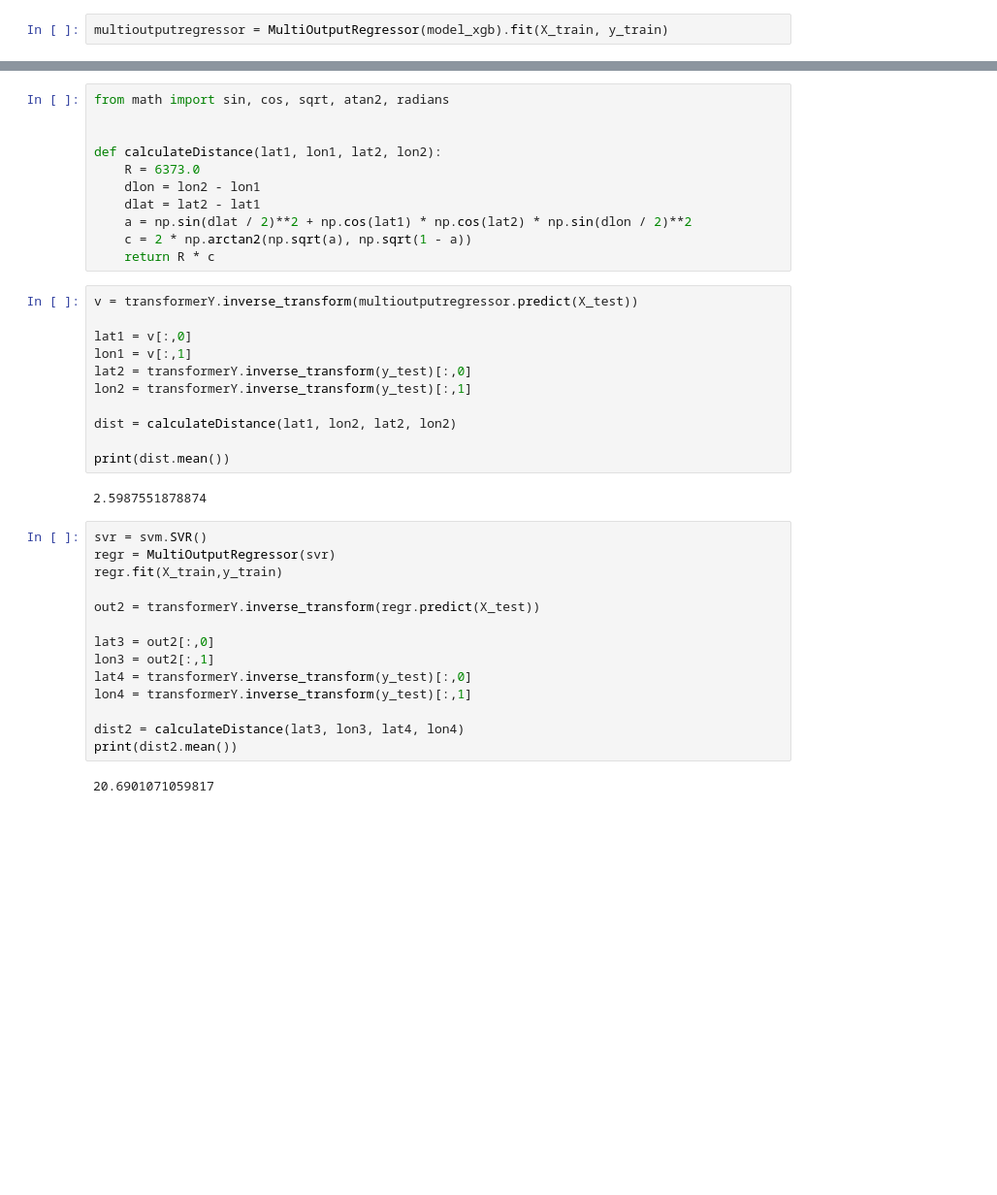
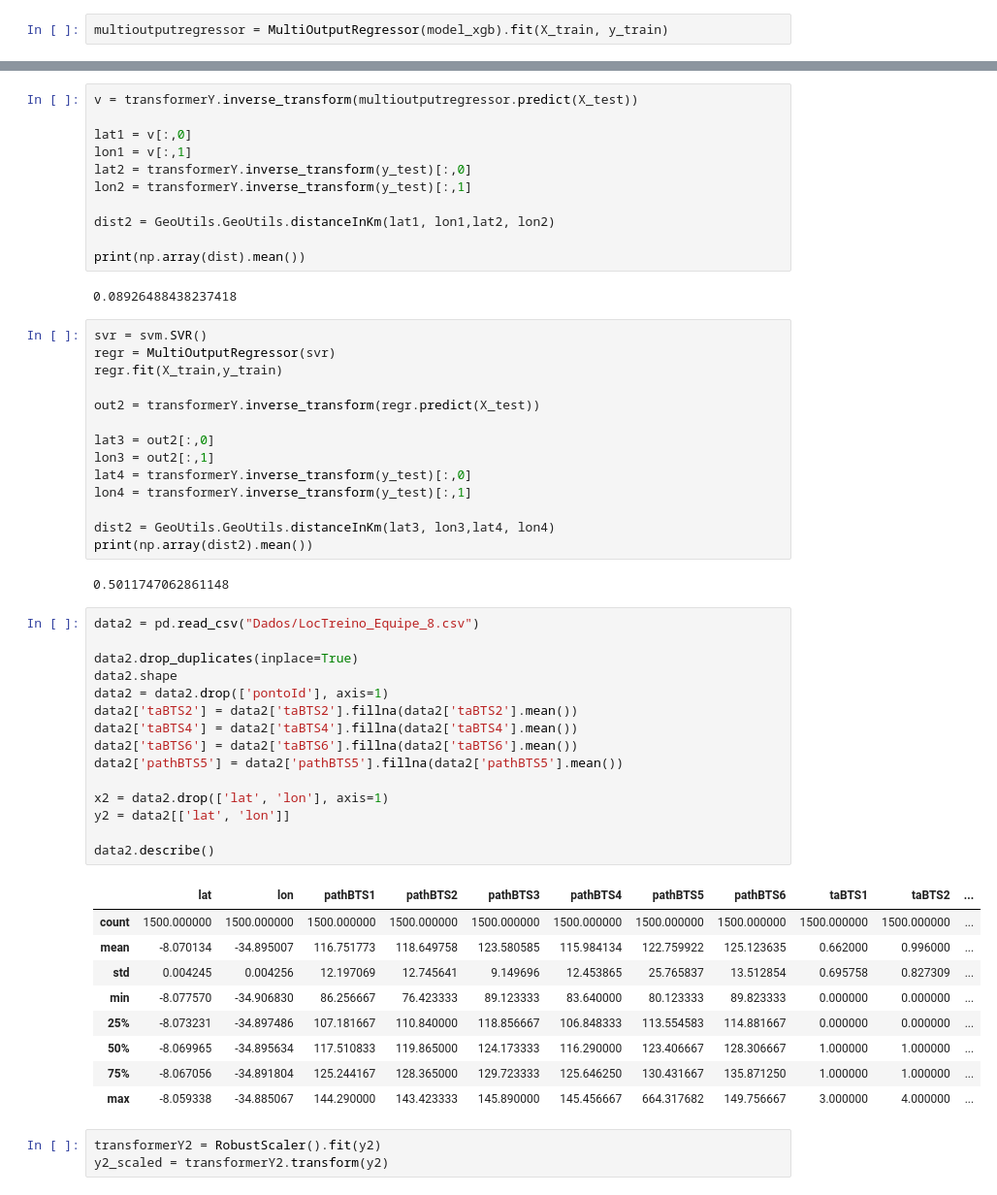
Before and after one commit to arma29/c-moveis, a Jupyter notebook: DataAnalysis.ipynb, the cells around one changed output, grey strips where cells are left out. Shown: that part at 97% size. Drawn from its saved outputs; the diff is of its cells as text; blank space fills up the shorter version.

Commit message:
Adding correct distance calculator

```diff
--- a/DataAnalysis.ipynb
+++ b/DataAnalysis.ipynb
@@ -108,14 +109,3 @@ print (np.mean((transformerY.inverse_transform(multioutputregressor.predict(X_te
-# %%
-from math import sin, cos, sqrt, atan2, radians
-
-
-def calculateDistance(lat1, lon1, lat2, lon2):
-    R = 6373.0
-    dlon = lon2 - lon1
-    dlat = lat2 - lat1
-    a = np.sin(dlat / 2)**2 + np.cos(lat1) * np.cos(lat2) * np.sin(dlon / 2)**2
-    c = 2 * np.arctan2(np.sqrt(a), np.sqrt(1 - a))
-    return R * c
 # %%
 v = transformerY.inverse_transform(multioutputregressor.predict(X_test))
 
@@ -124,11 +114,11 @@ lon1 = v[:,1]
 lat2 = transformerY.inverse_transform(y_test)[:,0]
 lon2 = transformerY.inverse_transform(y_test)[:,1]
 
-dist = calculateDistance(lat1, lon2, lat2, lon2)
+dist2 = GeoUtils.GeoUtils.distanceInKm(lat1, lon1,lat2, lon2)
 
-print(dist.mean())
+print(np.array(dist).mean())
 # %% [output]
-2.5987551878874
+0.08926488438237418
 # %%
 svr = svm.SVR()
 regr = MultiOutputRegressor(svr)
@@ -141,7 +131,35 @@ lon3 = out2[:,1]
 lat4 = transformerY.inverse_transform(y_test)[:,0]
 lon4 = transformerY.inverse_transform(y_test)[:,1]
 
-dist2 = calculateDistance(lat3, lon3, lat4, lon4)
-print(dist2.mean())
+dist2 = GeoUtils.GeoUtils.distanceInKm(lat3, lon3,lat4, lon4)
+print(np.array(dist2).mean())
 # %% [output]
-20.6901071059817
+0.5011747062861148
+# %%
+data2 = pd.read_csv("Dados/LocTreino_Equipe_8.csv")
+
+data2.drop_duplicates(inplace=True)
+data2.shape
+data2 = data2.drop(['pontoId'], axis=1)
+data2['taBTS2'] = data2['taBTS2'].fillna(data2['taBTS2'].mean())
+data2['taBTS4'] = data2['taBTS4'].fillna(data2['taBTS4'].mean())
+data2['taBTS6'] = data2['taBTS6'].fillna(data2['taBTS6'].mean())
+data2['pathBTS5'] = data2['pathBTS5'].fillna(data2['pathBTS5'].mean())
+
+x2 = data2.drop(['lat', 'lon'], axis=1)
+y2 = data2[['lat', 'lon']]
+
+data2.describe()
+# %% [output]
+|  | lat | lon | pathBTS1 | pathBTS2 | pathBTS3 | pathBTS4 | pathBTS5 | pathBTS6 | taBTS1 | taBTS2 | ... |
+| count | 1500.000000 | 1500.000000 | 1500.000000 | 1500.000000 | 1500.000000 | 1500.000000 | 1500.000000 | 1500.000000 | 1500.000000 | 1500.000000 | ... |
+| mean | -8.070134 | -34.895007 | 116.751773 | 118.649758 | 123.580585 | 115.984134 | 122.759922 | 125.123635 | 0.662000 | 0.996000 | ... |
+| std | 0.004245 | 0.004256 | 12.197069 | 12.745641 | 9.149696 | 12.453865 | 25.765837 | 13.512854 | 0.695758 | 0.827309 | ... |
+| min | -8.077570 | -34.906830 | 86.256667 | 76.423333 | 89.123333 | 83.640000 | 80.123333 | 89.823333 | 0.000000 | 0.000000 | ... |
+| 25% | -8.073231 | -34.897486 | 107.181667 | 110.840000 | 118.856667 | 106.848333 | 113.554583 | 114.881667 | 0.000000 | 0.000000 | ... |
+| 50% | -8.069965 | -34.895634 | 117.510833 | 119.865000 | 124.173333 | 116.290000 | 123.406667 | 128.306667 | 1.000000 | 1.000000 | ... |
+| 75% | -8.067056 | -34.891804 | 125.244167 | 128.365000 | 129.723333 | 125.646250 | 130.431667 | 135.871250 | 1.000000 | 1.000000 | ... |
+| max | -8.059338 | -34.885067 | 144.290000 | 143.423333 | 145.890000 | 145.456667 | 664.317682 | 149.756667 | 3.000000 | 4.000000 | ... |
+# %%
+transformerY2 = RobustScaler().fit(y2)
+y2_scaled = transformerY2.transform(y2)
```
Also changed, not shown: parts of 6 cells of this notebook, 2 other files.
